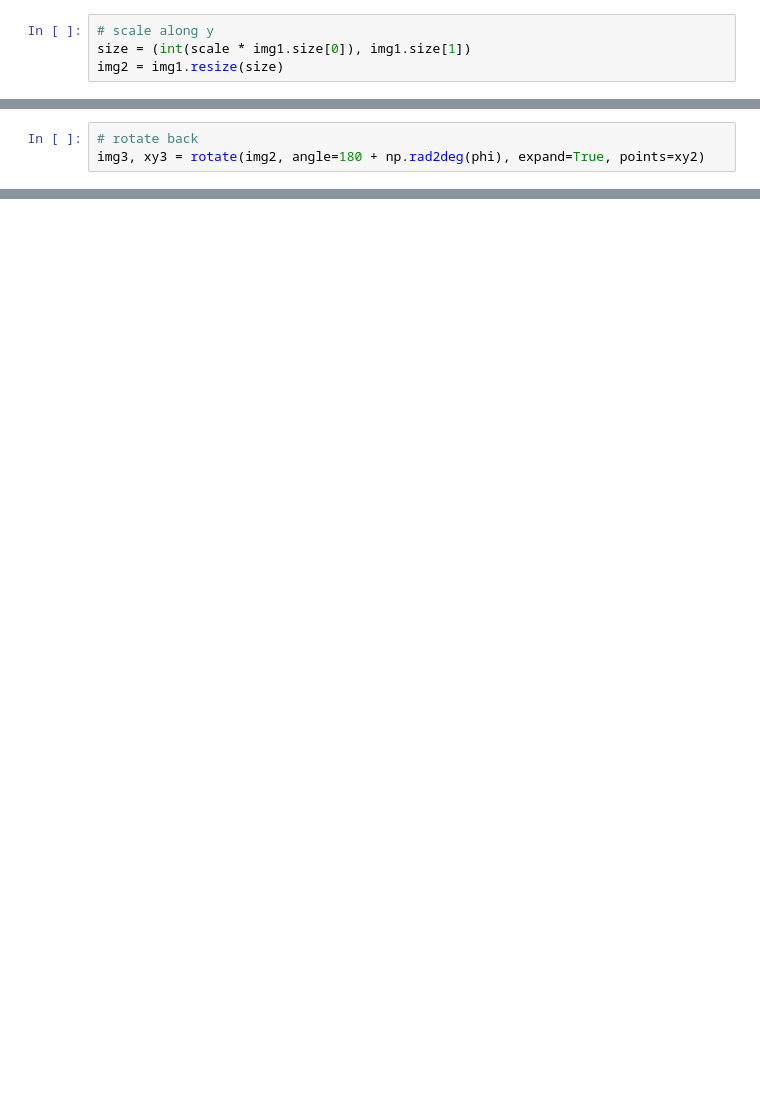
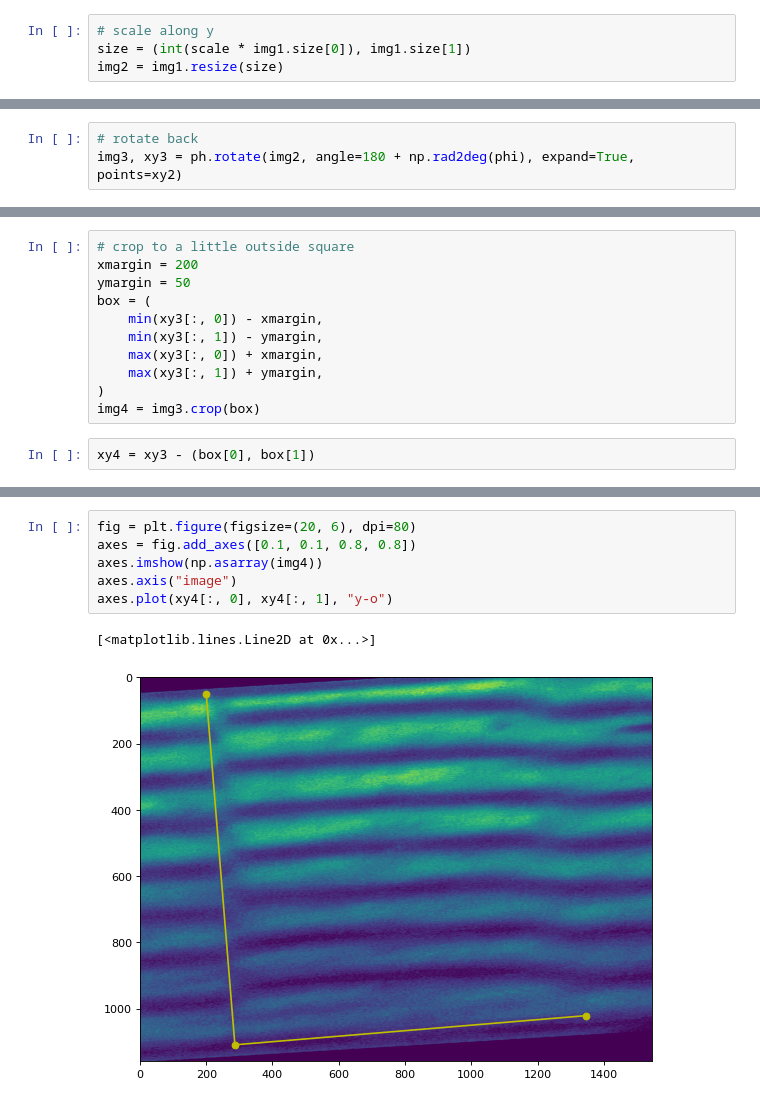
Before and after one commit to MSLNZ/ls-fringeapp, a Jupyter notebook: notebooks/13_rotate_scale_rotate_mock_images.ipynb, the cells around one changed output, grey strips where cells are left out. Drawn from its saved outputs; the diff is of its cells as text; blank space fills up the shorter version.

```diff
--- a/notebooks/13_rotate_scale_rotate_mock_images.ipynb
+++ b/notebooks/13_rotate_scale_rotate_mock_images.ipynb
@@ -138,6 +142,6 @@ axes.plot(xy2[:, 0], xy2[:, 1], "r-o")
 # %%
 # rotate back
-img3, xy3 = rotate(img2, angle=180 + np.rad2deg(phi), expand=True, points=xy2)
+img3, xy3 = ph.rotate(img2, angle=180 + np.rad2deg(phi), expand=True, points=xy2)
 # %%
 fig = plt.figure(figsize=(20, 6), dpi=80)
 axes = fig.add_axes([0.1, 0.1, 0.8, 0.8])
@@ -149,0 +154,13 @@ axes.plot(xy3[:, 0], xy3[:, 1], "r-o")
+# %%
+# crop to a little outside square
+xmargin = 200
+ymargin = 50
+box = (
+    min(xy3[:, 0]) - xmargin,
+    min(xy3[:, 1]) - ymargin,
+    max(xy3[:, 0]) + xmargin,
+    max(xy3[:, 1]) + ymargin,
+)
+img4 = img3.crop(box)
+# %%
+xy4 = xy3 - (box[0], box[1])
@@ -149,0 +183,9 @@ axes.plot(xy3[:, 0], xy3[:, 1], "r-o")
+# %%
+fig = plt.figure(figsize=(20, 6), dpi=80)
+axes = fig.add_axes([0.1, 0.1, 0.8, 0.8])
+axes.imshow(np.asarray(img4))
+axes.axis("image")
+axes.plot(xy4[:, 0], xy4[:, 1], "y-o")
+# %% [output]
+[<matplotlib.lines.Line2D at 0x...>]
+[figure, added]
```
Also changed, not shown: parts of 29 cells of this notebook, 2 other files.
